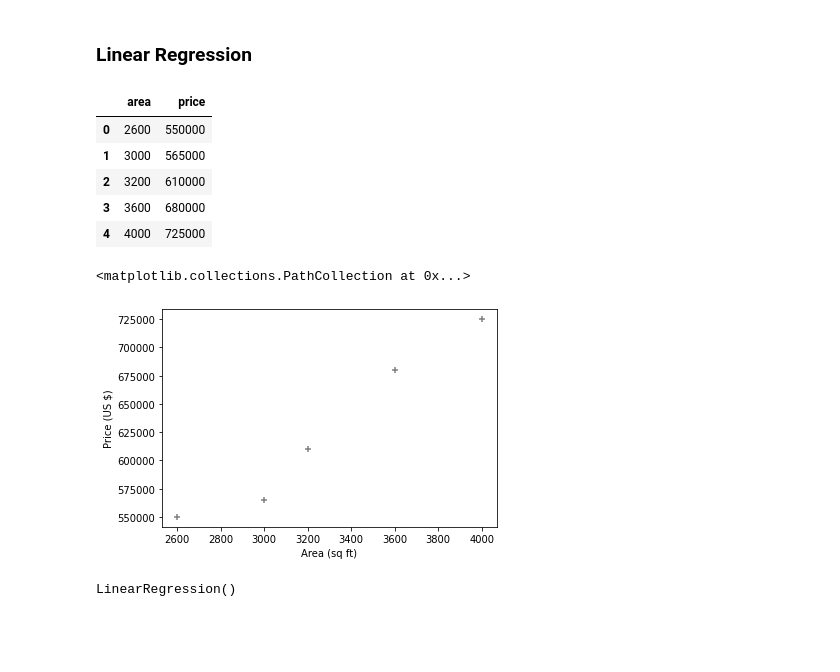
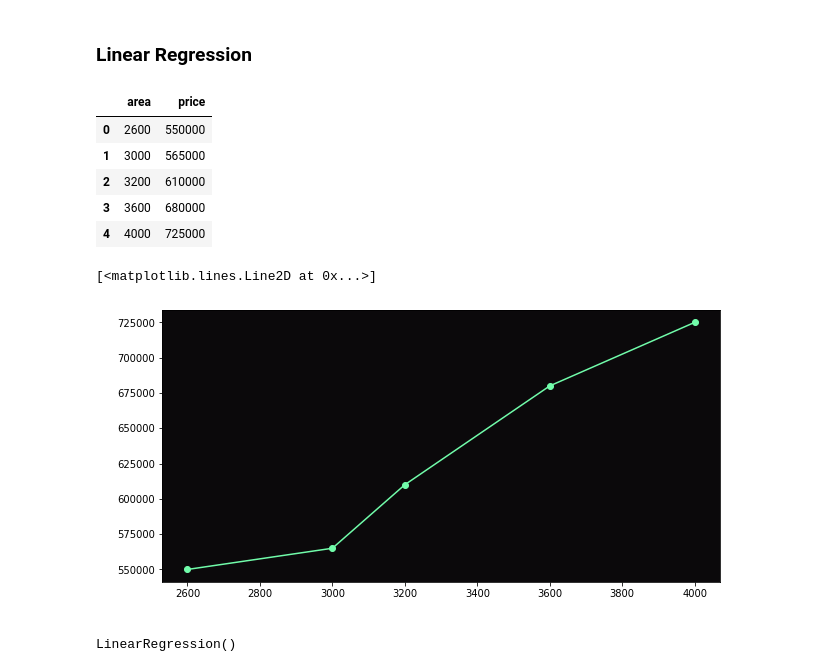
Before and after one commit to dasdebjeet/data_science, a Jupyter notebook: Machine Learning/Linear_regression/Linear Regression (area price prediction).ipynb, the cells around one changed output. Drawn from its saved outputs; the diff is of its cells as text; code cells hidden in the pictures; blank space fills up the shorter version.

```diff
--- a/Machine Learning/Linear_regression/Linear Regression (area price prediction).ipynb
+++ b/Machine Learning/Linear_regression/Linear Regression (area price prediction).ipynb
@@ -7,25 +8,30 @@ import matplotlib.pyplot as plt
 from sklearn import linear_model
 # %%
 df = pd.read_csv("E:/Data Science/datasets/area_by_price(manual_ds).csv")
+df.head()
+# %% [output]
+|  | area | price |
+| 0 | 2600 | 550000 |
+| 1 | 3000 | 565000 |
+| 2 | 3200 | 610000 |
+| 3 | 3600 | 680000 |
+| 4 | 4000 | 725000 |
-# %%
-df.head()
-# %% [output]
-|  | area | price |
-| 0 | 2600 | 550000 |
-| 1 | 3000 | 565000 |
-| 2 | 3200 | 610000 |
-| 3 | 3600 | 680000 |
-| 4 | 4000 | 725000 |
 # %%
 %matplotlib inline
-# plt.rcParams['axes.facecolor'] = 'white'
+plt.rcParams['axes.facecolor'] = '#0B090B'
+plt.rcParams["figure.figsize"] = (10,5)
+# plt.gca().spines['left'].set_color('#fff')
+# plt.gca().spines['bottom'].set_color('#fff')
+# mpl.rc('axes', labelcolor='#fff')
+# plt.tick_params(axis='both', colors='#fff')
+
 plt.xlabel("Area (sq ft)")
 plt.ylabel("Price (US $)")
 
-plt.scatter(df.area, df.price, color='grey', marker='+')
+plt.plot(df.area, df.price, color='#71FCAA', marker='o')
 # %% [output]
-<matplotlib.collections.PathCollection at 0x...>
+[<matplotlib.lines.Line2D at 0x...>]
-[figure, old version]
+[figure, new version]
 # %%
 reg = linear_model.LinearRegression()
 reg.fit(df[['area']].values, df.price)
```
Also changed, not shown: parts of 2 cells of this notebook, 1 other file.
